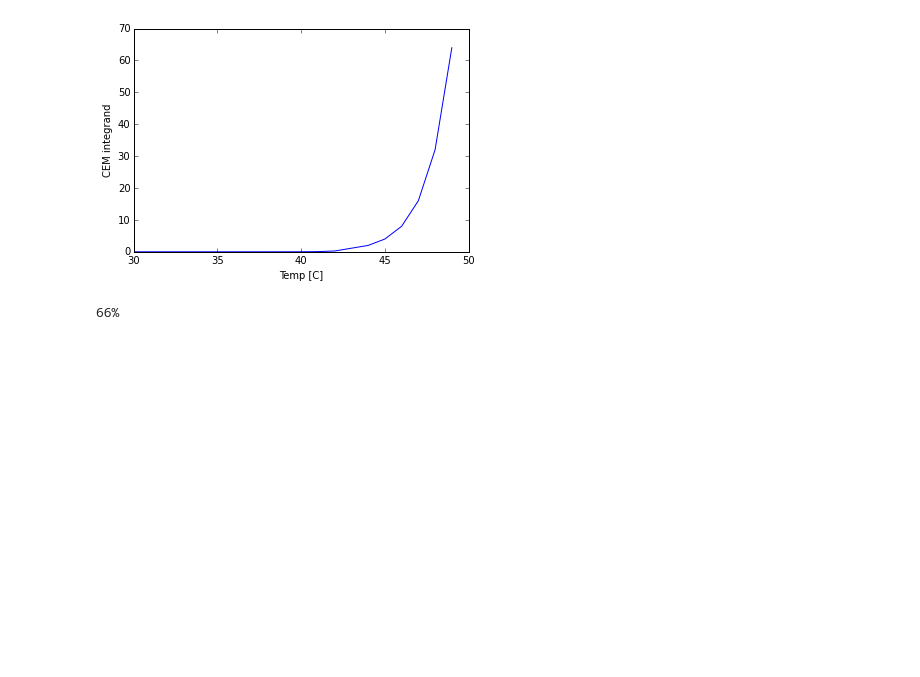
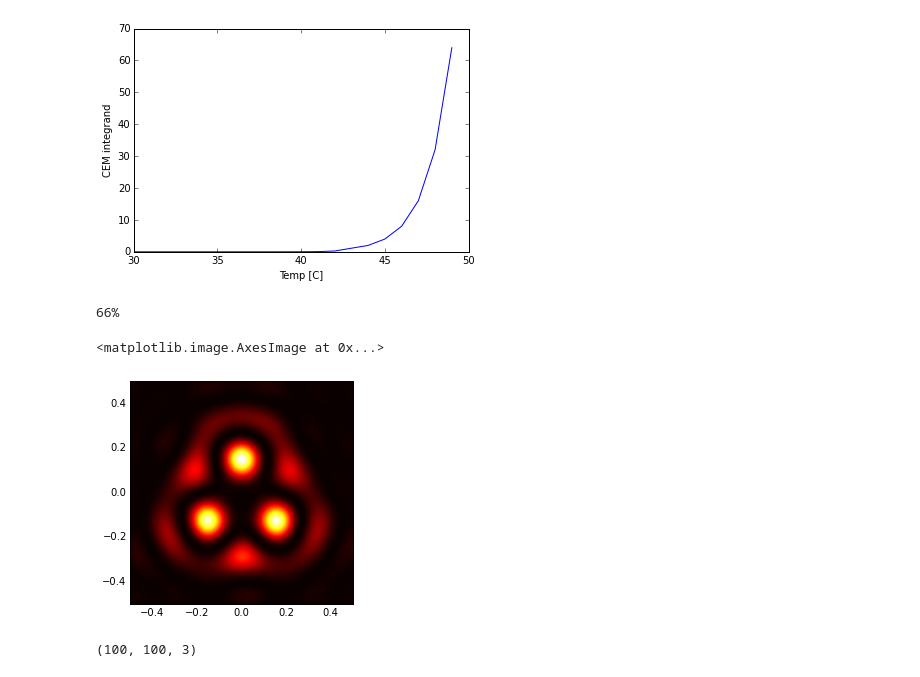
Before and after one commit to vlchaplin/fus_thermalmodelling, a Jupyter notebook: ablation_sim.ipynb, the cells around one changed output. Saved outputs shown, nothing was run; the diff lists cells and outputs as text; code cells hidden in the pictures; blank space fills up the shorter version.

```diff
--- a/ablation_sim.ipynb
+++ b/ablation_sim.ipynb
@@ -517,3 +547,30 @@ while ti<nacq :
     T[0] = T[nnt-1]
 # %% [output]
 66%
+# %%
+d=0.0025;
+h=d*sin(pi/3);
+
+triangle = geom.equilateral_tri(d)
+
+pxyz=triangle
+pxyz[:,2]=0.14
+p0 = 1e7*np.ones(len(pxyz));
+
+uamp1 = transducers.get_focused_element_vals(k0, uxyz, pxyz, p0 )
+#uamp1 = sqrt(powerRenorm)*uamp0
+uamp1 = sqrt(powerRenorm)*( uamp1  ) / sum(abs(uamp1))
+
+xm = 0.01*np.linspace(-0.5, 0.5, 200)
+ym = 0.01*np.linspace(-0.5, 0.5, 200)
+Pplane = sonalleve.calc_pressure_field(k0, geom.translate3vecs(uxyz, np.array([0, 0, 0 ]) ), uamp1, xm, ym, [pxyz[0,2]])
+Iplane = np.abs(Pplane)**2 / (2.0*rho*c0)
+# %%
+plt.imshow(np.transpose(Iplane[:,:,0]),  cmap=image.cm.hot, origin='lower', extent=[100*xm[0], 100*xm[-1], 100*ym[0], 100*ym[-1]])
+# %% [output]
+<matplotlib.image.AxesImage at 0x...>
+[figure, added]
+# %%
+Iplane.shape
+# %% [output]
+(100, 100, 3)
```
Also changed, not shown: parts of 8 cells of this notebook, 1 other file.
